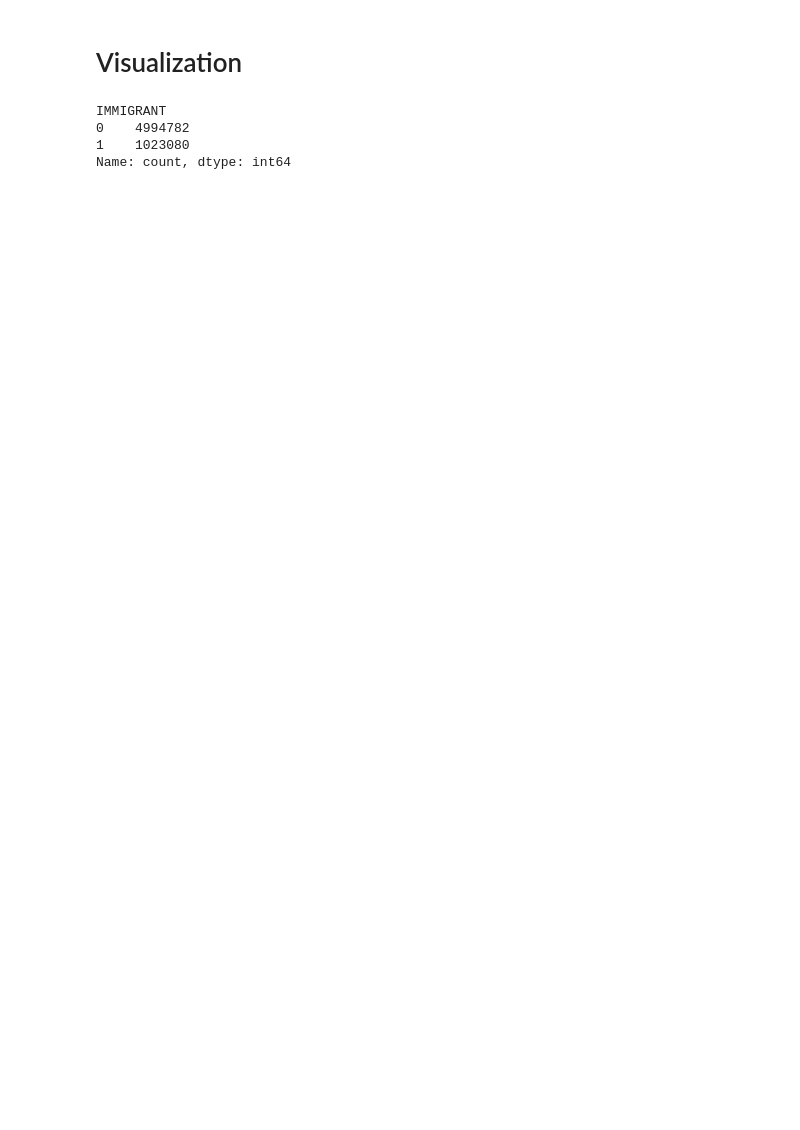
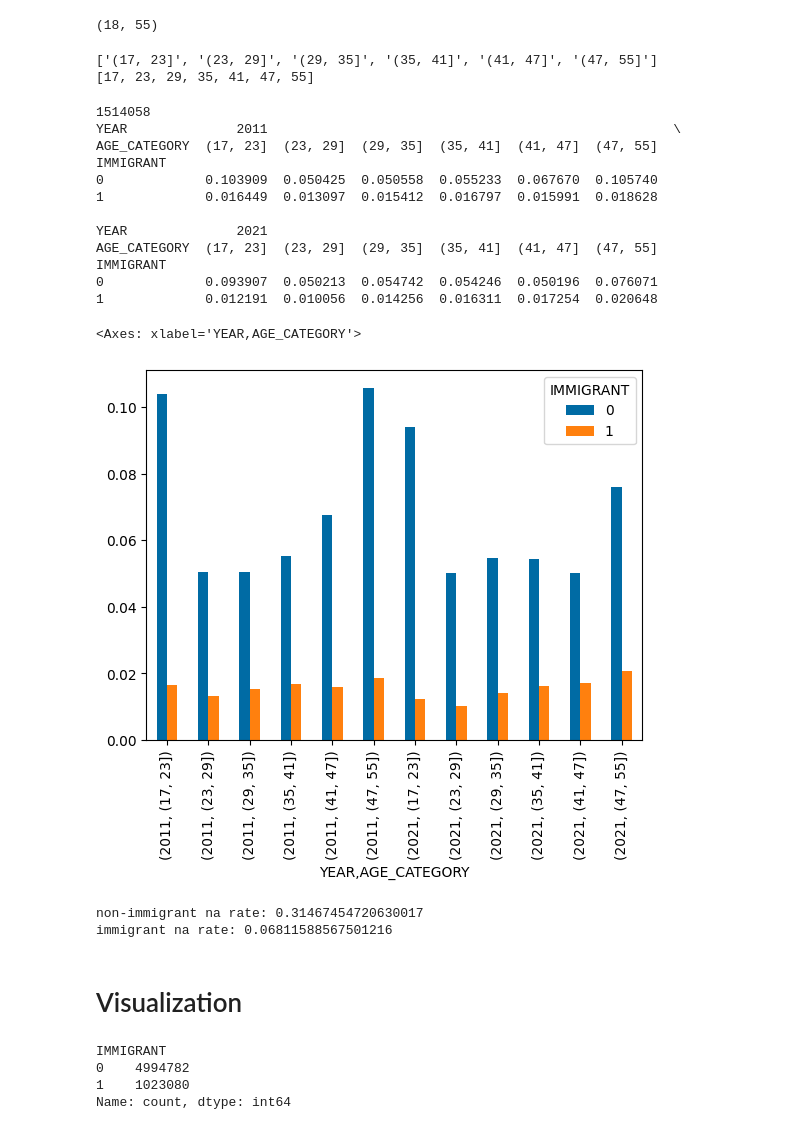
Before and after one commit to GarettKaube/Statistics-MachineLearning, a Jupyter notebook: statistics/acs.ipynb, the cells around one changed output. Drawn from its saved outputs; the diff is of its cells as text; code cells hidden in the pictures; blank space fills up the shorter version.

```diff
--- a/statistics/acs.ipynb
+++ b/statistics/acs.ipynb
@@ -246,0 +251,7 @@ ID, YEAR, NCHILD, NCHLT5, MARST, SEX_NEW, AGE, RACE_NEW, CITIZEN_NEW, IMMIGRANT,
+# %%
+acs_clean = f"""
+SELECT *
+FROM acs_cleaned
+"""
+
+df = pd.read_sql(acs_clean, db)
@@ -280,6 +340,64 @@ WRKLSTWK_NEW      0.101740
 INCWAGE_NEW       0.000000
 WEEKLYEARNINGS    0.382790
 dtype: float64
+# %%
+# Finds minimumum age and maximum age
+min, max = df["AGE"].describe()[["min", "max"]].astype(int)
+min, max
+# %% [output]
+(18, 55)
+# %%
+# Bin ages
+nbins = 6
+edges = list(range(min-1, max, (max-min)//nbins))
+edges[-1] = max
+bins = [f'({edges[i]}, {edges[i+1]}]' for i in range(len(edges)-1)]
+
+print(bins)
+print(list(edges))
+df["AGE_CATEGORY"] = pd.cut(df["AGE"], bins=nbins, labels=bins)
+# %% [output]
+['(17, 23]', '(23, 29]', '(29, 35]', '(35, 41]', '(41, 47]', '(47, 55]']
+[17, 23, 29, 35, 41, 47, 55]
+# %%
+# Number of individuals that reported no income
+print((df["INCWAGE_NEW"]==0).sum())
+no_inc = df[df["INCWAGE_NEW"]==0]
+
+# Number of no income individuals for immigrants status for each age group and year
+no_inc_table = pd.pivot_table(
+    no_inc,
+    index="IMMIGRANT",
+    columns=["YEAR", "AGE_CATEGORY"],
+    values="INCWAGE_NEW",
+    aggfunc="count"
+) / (df["INCWAGE_NEW"]==0).sum()
+
+print(no_inc_table)
+no_inc_table.T.plot(kind="bar")
+# %% [output]
+1514058
+YEAR              2011                                                    \
+AGE_CATEGORY  (17, 23]  (23, 29]  (29, 35]  (35, 41]  (41, 47]  (47, 55]
+IMMIGRANT
+0             0.103909  0.050425  0.050558  0.055233  0.067670  0.105740
+1             0.016449  0.013097  0.015412  0.016797  0.015991  0.018628
+
+YEAR              2021
+AGE_CATEGORY  (17, 23]  (23, 29]  (29, 35]  (35, 41]  (41, 47]  (47, 55]
+IMMIGRANT
+0             0.093907  0.050213  0.054742  0.054246  0.050196  0.076071
+1             0.012191  0.010056  0.014256  0.016311  0.017254  0.020648
+<Axes: xlabel='YEAR,AGE_CATEGORY'>
+[figure, added]
+# %%
+# See if being an immigrant or not influences na response
+non_immigrant_na = group1.WEEKLYEARNINGS.isna().sum()
+immigrant_na = group2.WEEKLYEARNINGS.isna().sum()
+print(f"non-immigrant na rate: {non_immigrant_na/df.shape[0]}\nimmigrant na rate: {immigrant_na/df.shape[0]}")
+# %% [output]
+non-immigrant na rate: 0.31467454720630017
+immigrant na rate: 0.06811588567501216
 # %% [markdown]
 # Visualization
 # %%
```
Also changed, not shown: parts of 44 cells of this notebook.
